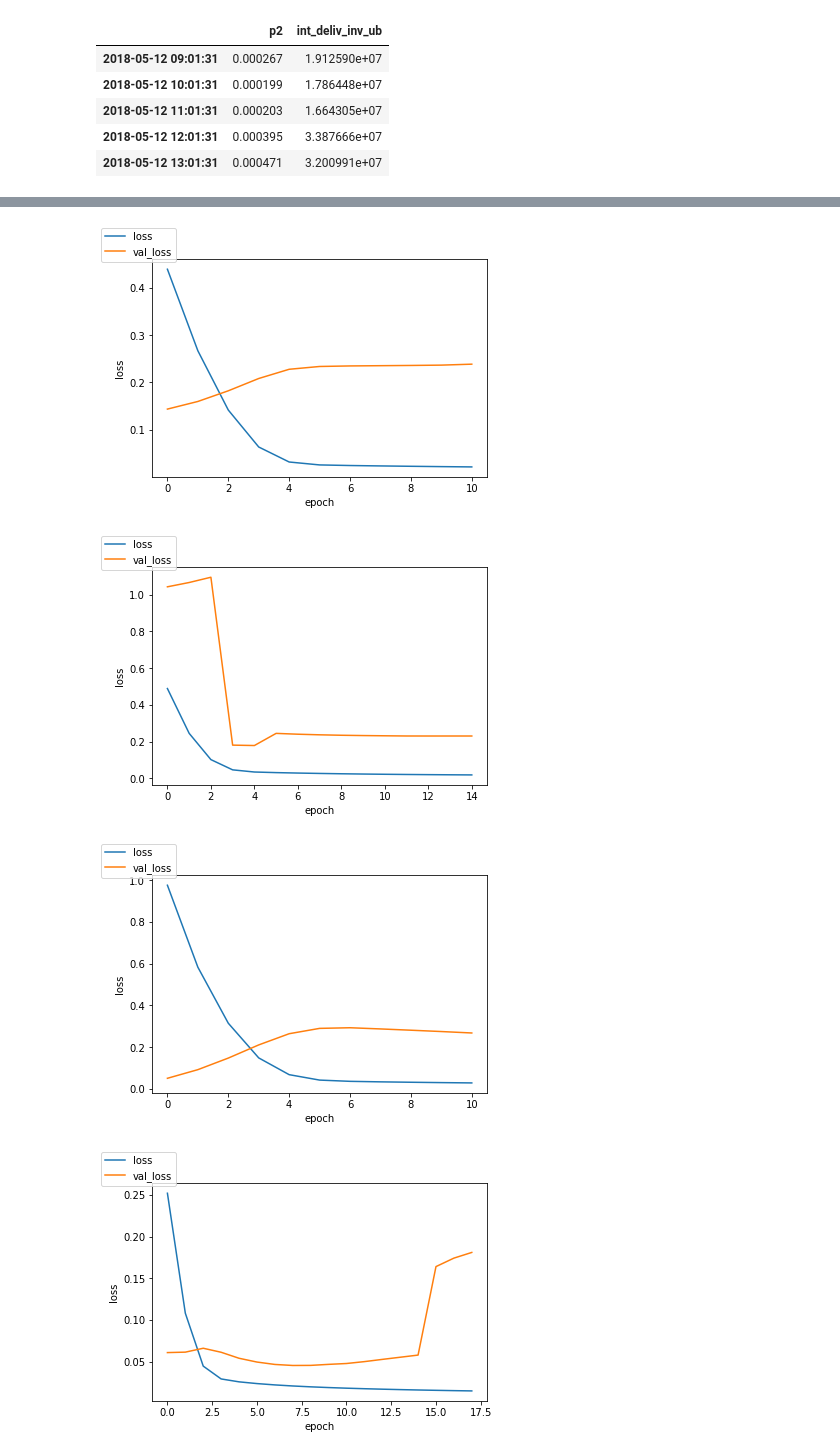
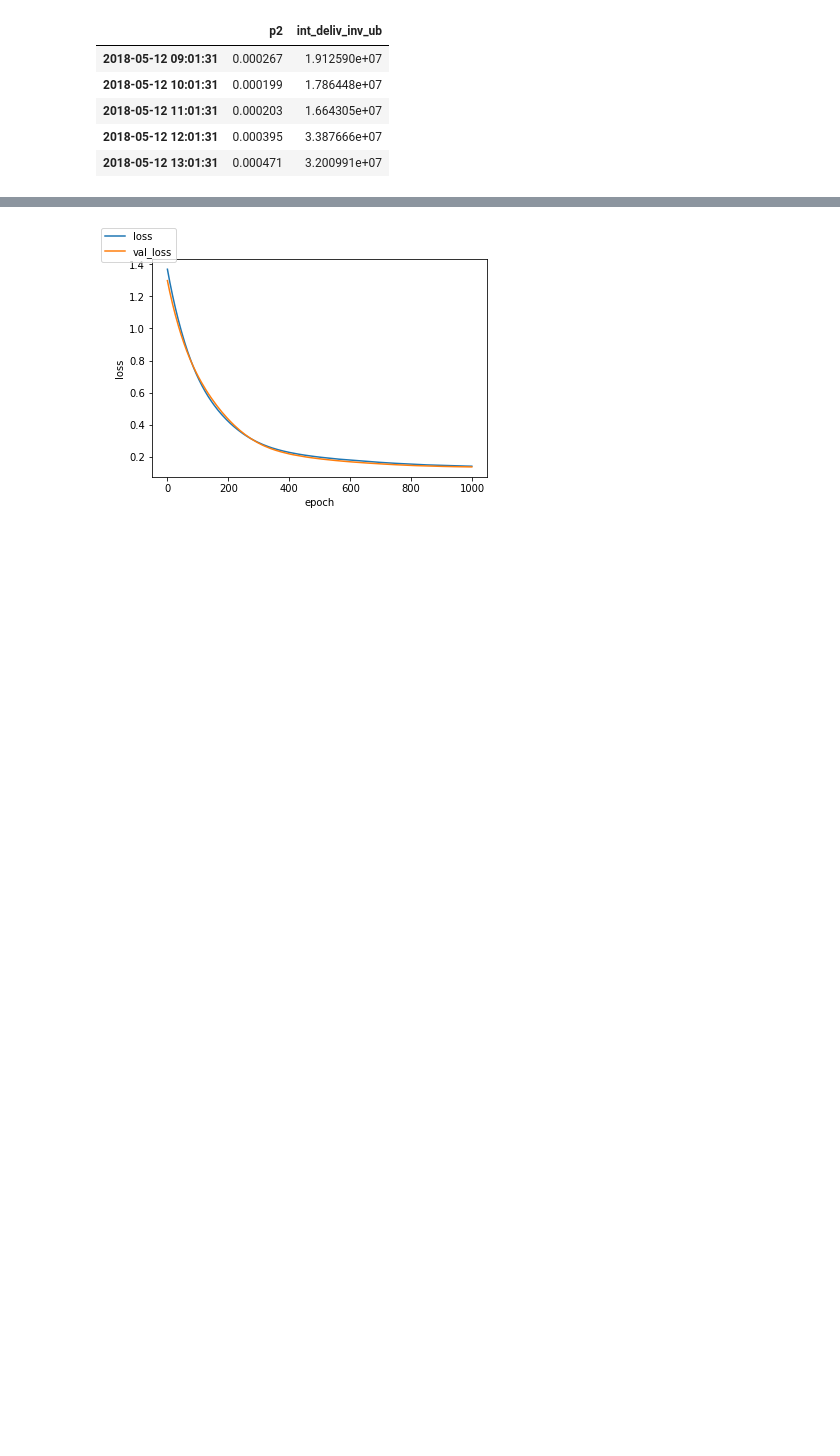
Before and after one commit to UMN-CMS/ECAL_FAIR, a Jupyter notebook: notebooks/GRU.ipynb, the cells around one changed output, grey strips where cells are left out. Cells and saved outputs as stored; diff of their text form; code cells hidden in the pictures; blank space fills up the shorter version.

```diff
--- a/notebooks/GRU.ipynb
+++ b/notebooks/GRU.ipynb
@@ -52,0 +53,3 @@ train.describe()
+# %%
+valid[['p2', 'int_deliv_inv_ub']] = scaler.transform(valid)
+valid.describe()
@@ -99,33 +125,40 @@ from tensorflow.keras.regularizers import l1, l2
 from tensorflow.keras.callbacks import LearningRateScheduler
 from math import pow, floor
 import time
-# learning rate schedule
-def step_decay(epoch):
-    initial_lrate = 0.00001
-    drop = 0.5
-    epochs_drop = 2.0
-    lrate = initial_lrate * pow(drop, floor((1+epoch)/epochs_drop))
-    return initial_lrate
+# %%
+# learning rate schedule
+def step_decay(epoch):
+    initial_lrate = 0.00001
+    drop = 0.5
+    epochs_drop = 50
+    lrate = initial_lrate * pow(drop, floor((1+epoch)/epochs_drop))
+    return initial_lrate
 # %%
 #best params:
-#Latent_dim:  3 L2 Regularizer:  0.001
-#Final Val Loss: 0.10678313672542572
-reg_vals = [0.001]
+#Latent_dim:  50 L2 Regularizer:  0.0
+#Final Val Loss: 0.14
+#optimizer Adam
+#batch size 100
+#initial rate 0.0001
+#drop 0.5
+#epochs drop 50
+reg_vals = [0.0]
 optimizers = ['Adam']
 val_results = []
-batch_size = [1,2,5,10,20,50,100]
-for ndim in range(6,7):
+batch_size = [100]
+ndims = [50]
+for ndim in ndims:
     for reg_val in reg_vals:
         for optimizer in optimizers:
             for batch in batch_size:
-                for i in range(0,10):
+                for i in range(0,1):
                     print('v.',i,'Latent_dim: ',ndim,'L2 Regularizer: ', reg_val,'Optimizer:',optimizer, 'Batch size:',batch)
 
 
                     t_start = time.time()
                     LATENT_DIM = ndim
                     BATCH_SIZE = batch
-                    EPOCHS = 50
+                    EPOCHS = 1000
 
                     lrate = LearningRateScheduler(step_decay)
                     model = Sequential()
@@ -136,7 +169,7 @@ for ndim in range(6,7):
                                  # metrics=['accuracy']
                                  )
 
-                    earlystop = EarlyStopping(monitor="val_loss", min_delta=0, patience=10)
+                    earlystop = EarlyStopping(monitor="val_loss", min_delta=0.00001, patience=5)
                     model_history = model.fit(
                     train_input["X"],
                     train_input["target"],
@@ -201,4 +217 @@ Epoch 50/50
-[figure, old version]
+[figure, new version]
-[figure, removed]
-[figure, removed]
-[figure, removed]
```
Also changed, not shown: parts of 22 cells of this notebook, 3 other files.
